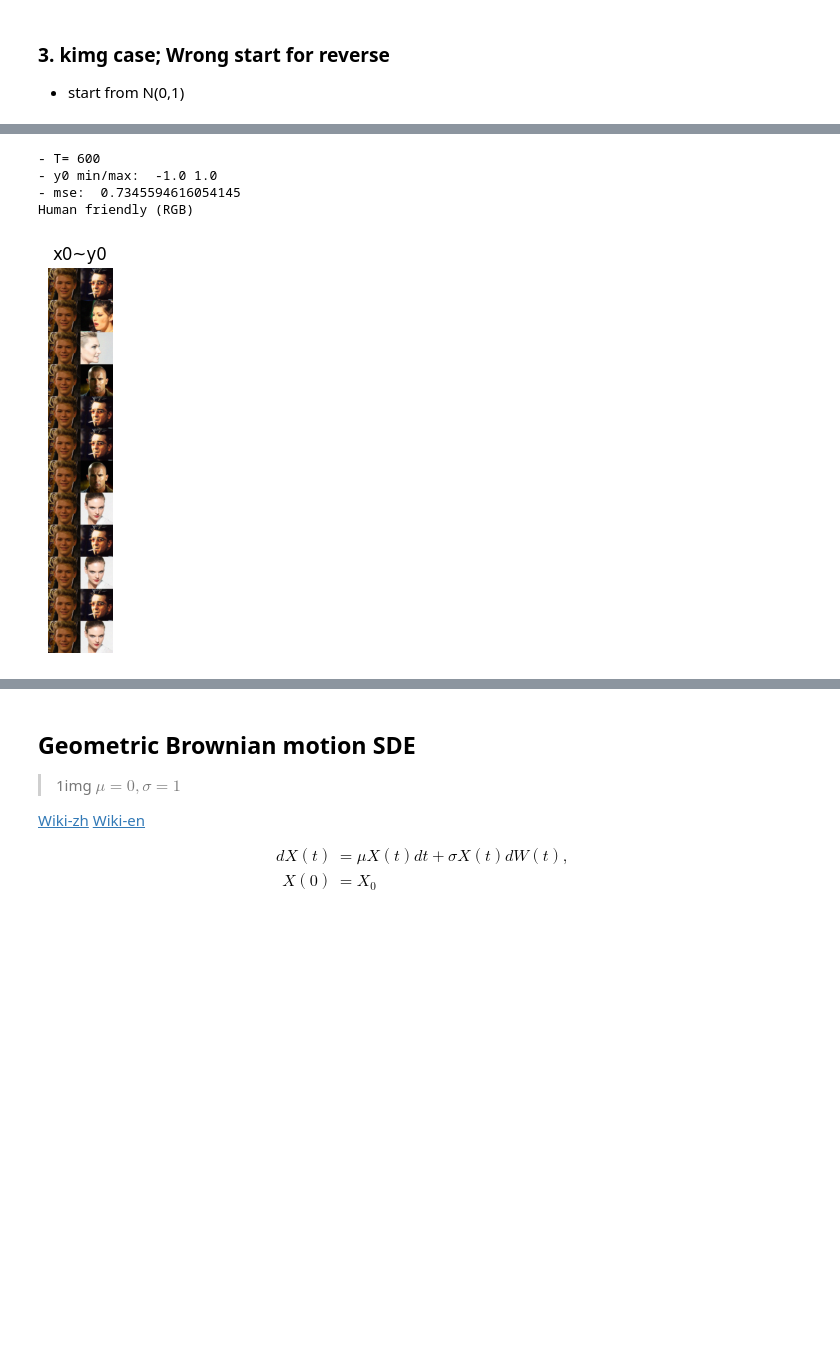
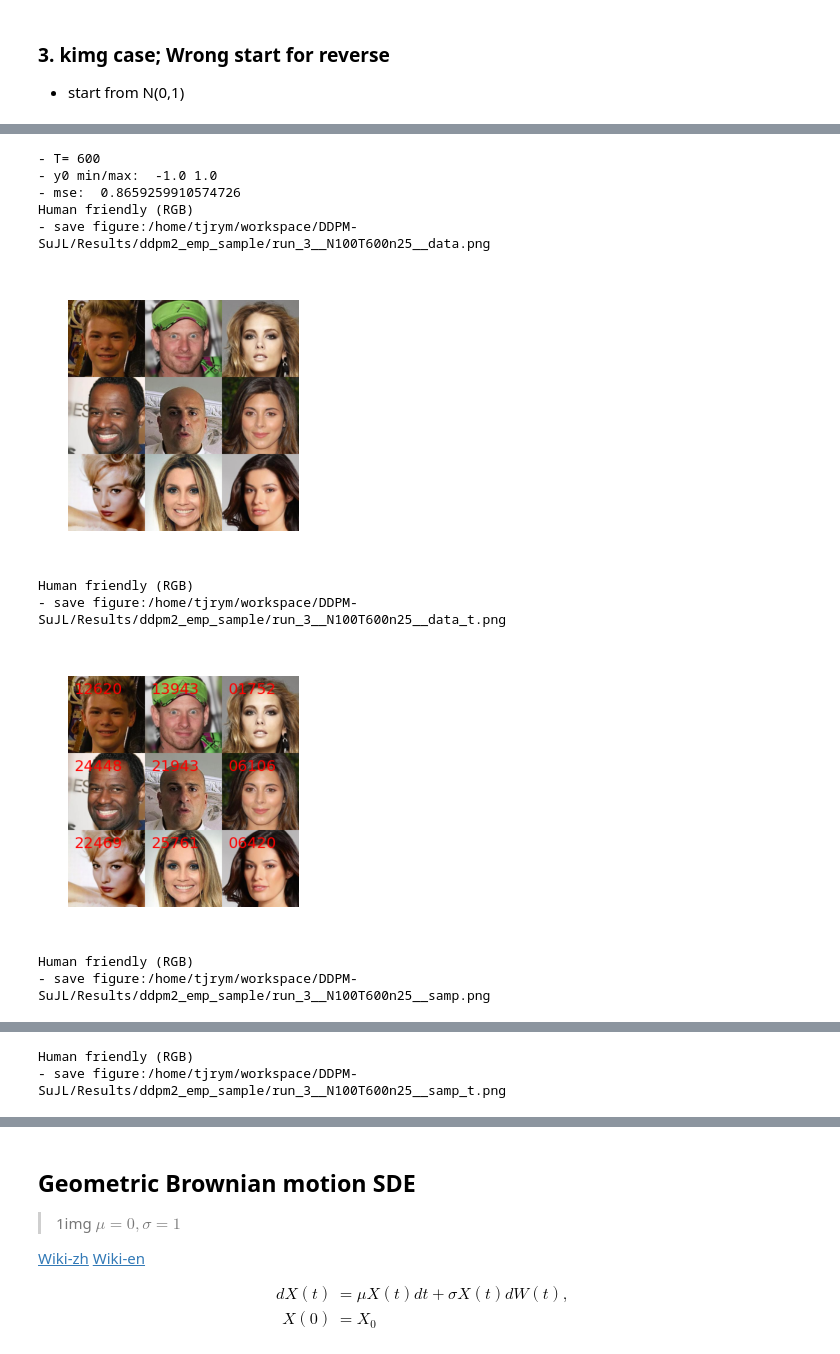
Before and after one commit to Rymoon/DDPM-SuJL, a Jupyter notebook: MyDDPM/apps/ddpm2_emp_sample.ipynb, the cells around one changed output, grey strips where cells are left out. Saved outputs shown, nothing was run; the diff lists cells and outputs as text; code cells hidden in the pictures; blank space fills up the shorter version.

```diff
--- a/MyDDPM/apps/ddpm2_emp_sample.ipynb
+++ b/MyDDPM/apps/ddpm2_emp_sample.ipynb
@@ -274,7 +274,7 @@ Human friendly (RGB)
 # %% [markdown]
 With increasing $S$, we measure the average-L2 loss between $x^0$ and $\bar{x}^0$.
 # %%
-count = 40
+count = 20
 step = 100
 T_l =[(j+1)*step for j in range(count)]
 err_l = []
@@ -520,8 +650,14 @@ Human friendly (RGB)
 # %%
-_ = run_3(N=100,T=600,n=12,n_show=12)
+_ = run_3(N=100,T=600,n=25 ,N_show = 9, n_show=25, logdir=logdir)
 # %% [output]
 - T= 600
 - y0 min/max:  -1.0 1.0
-- mse:  0.7345594616054145
+- mse:  0.8659259910574726
 Human friendly (RGB)
+- save figure:/home/tjrym/workspace/DDPM-SuJL/Results/ddpm2_emp_sample/run_3__N100T600n25__data.png
-[figure, old version]
+[figure, new version]
+Human friendly (RGB)
+- save figure:/home/tjrym/workspace/DDPM-SuJL/Results/ddpm2_emp_sample/run_3__N100T600n25__data_t.png
+[figure, added]
+Human friendly (RGB)
+- save figure:/home/tjrym/workspace/DDPM-SuJL/Results/ddpm2_emp_sample/run_3__N100T600n25__samp.png
@@ -527,0 +665,2 @@ Human friendly (RGB)
+Human friendly (RGB)
+- save figure:/home/tjrym/workspace/DDPM-SuJL/Results/ddpm2_emp_sample/run_3__N100T600n25__samp_t.png
```
Also changed, not shown: parts of 9 cells of this notebook, 2 other files.
